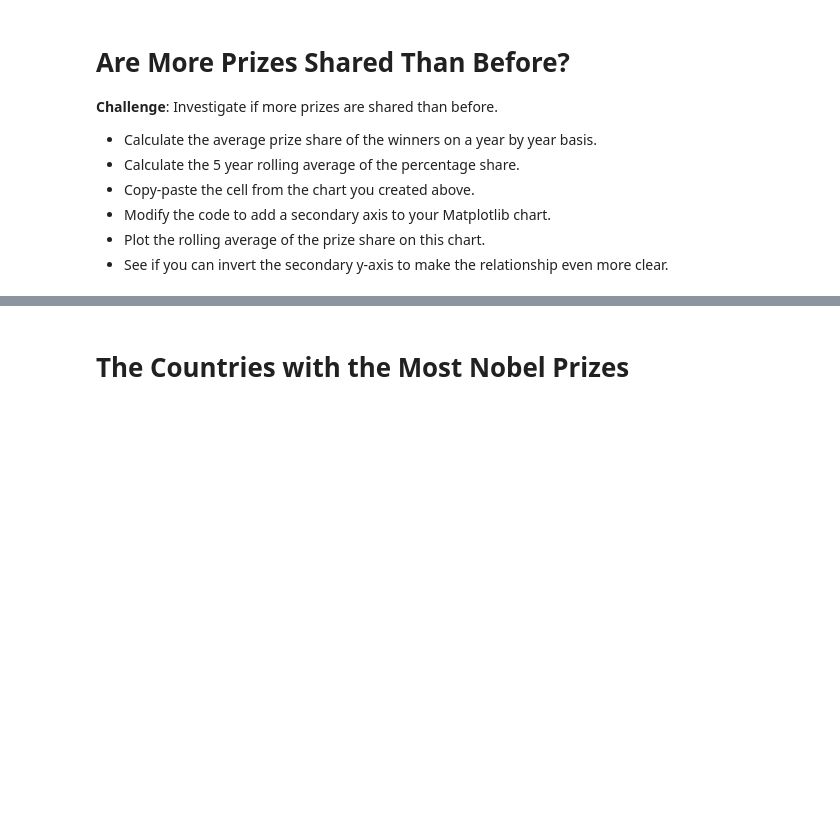
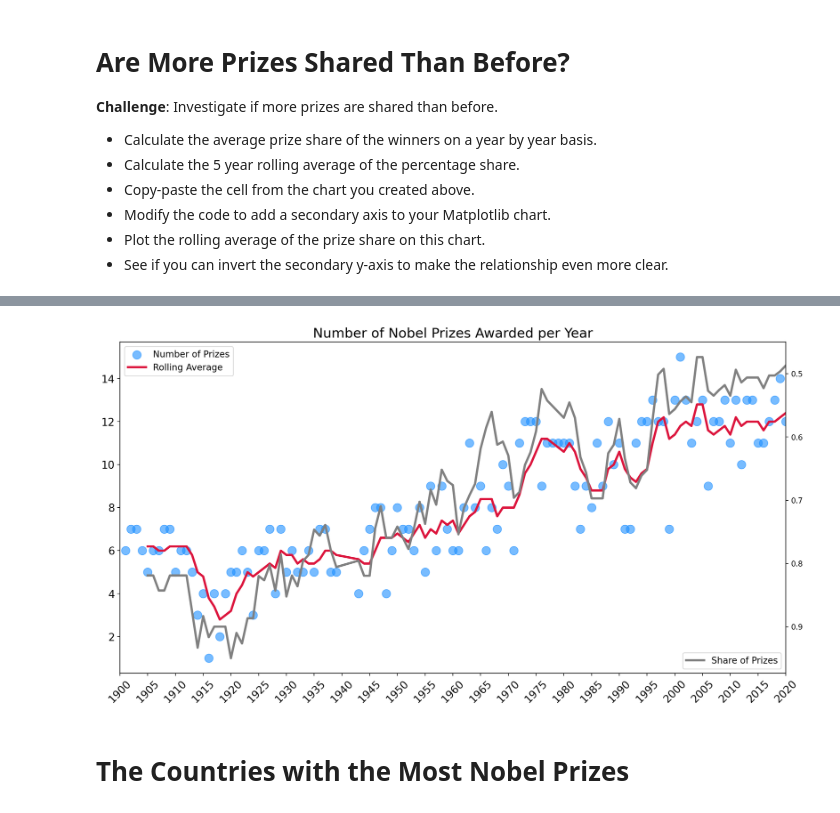
Before and after one commit to thandora/100-days-of-code-udemy, a Jupyter notebook: day-078-nobel-prize-analysis/nobel-prize-analysis.ipynb, the cells around one changed output, grey strips where cells are left out. Saved outputs shown, nothing was run; the diff lists cells and outputs as text; code cells hidden in the pictures; blank space fills up the shorter version.

```diff
--- a/day-078-nobel-prize-analysis/nobel-prize-analysis.ipynb
+++ b/day-078-nobel-prize-analysis/nobel-prize-analysis.ipynb
@@ -427,3 +581,50 @@ v_split_bar.show()
+# %%
+# C. See if you can invert the secondary y-axis to make the relationship even more clear.
+
+plt.figure(figsize=(16, 8), dpi=200)
+plt.title("Number of Nobel Prizes Awarded per Year", fontsize=18)
+plt.xticks(ticks=range(1900, 2021, 5), rotation=45, fontsize=14)
+plt.yticks(fontsize=14)
+
+
+ax1 = plt.gca()
+ax2 = ax1.twinx()
+ax1.set_xlim(1900, 2020)
+
+# Invert y axis for second axis
+ax2.invert_yaxis()
+
+scatter_plot = ax1.scatter(
+    x=prize_per_year.index,
+    y=prize_per_year.values,
+    s=125,
+    c="dodgerblue",
+    alpha=0.6,
+    label="Number of Prizes",
+)
+
+line_plot = ax1.plot(
+    prize_per_year.index,
+    prize_roll_avg.values,
+    c="crimson",
+    linewidth=3,
+    label="Rolling Average",
+)
+
+share_line_plot = ax2.plot(
+    prize_per_year.index,
+    share_roll_avg.values,
+    c="grey",
+    linewidth=3,
+    label="Share of Prizes",
+)
+
+# Can't find a simple way to merge the 2 legends
+ax1.legend(fontsize=12)
+ax2.legend(fontsize=12)
+plt.show()
+# %% [output]
+[figure, added]
 # %% [markdown]
 # The Countries with the Most Nobel Prizes
 # %% [markdown]
```
Also changed, not shown: parts of 9 cells of this notebook.
